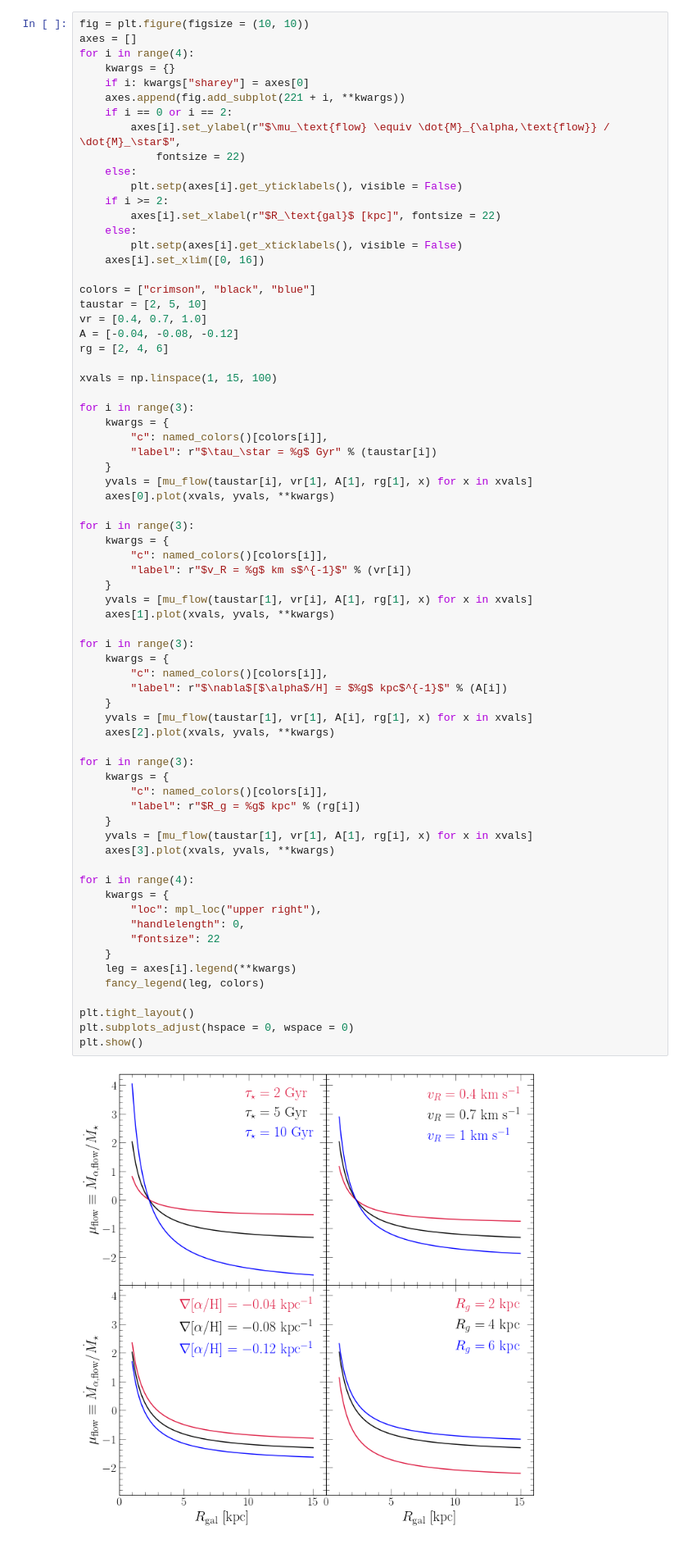
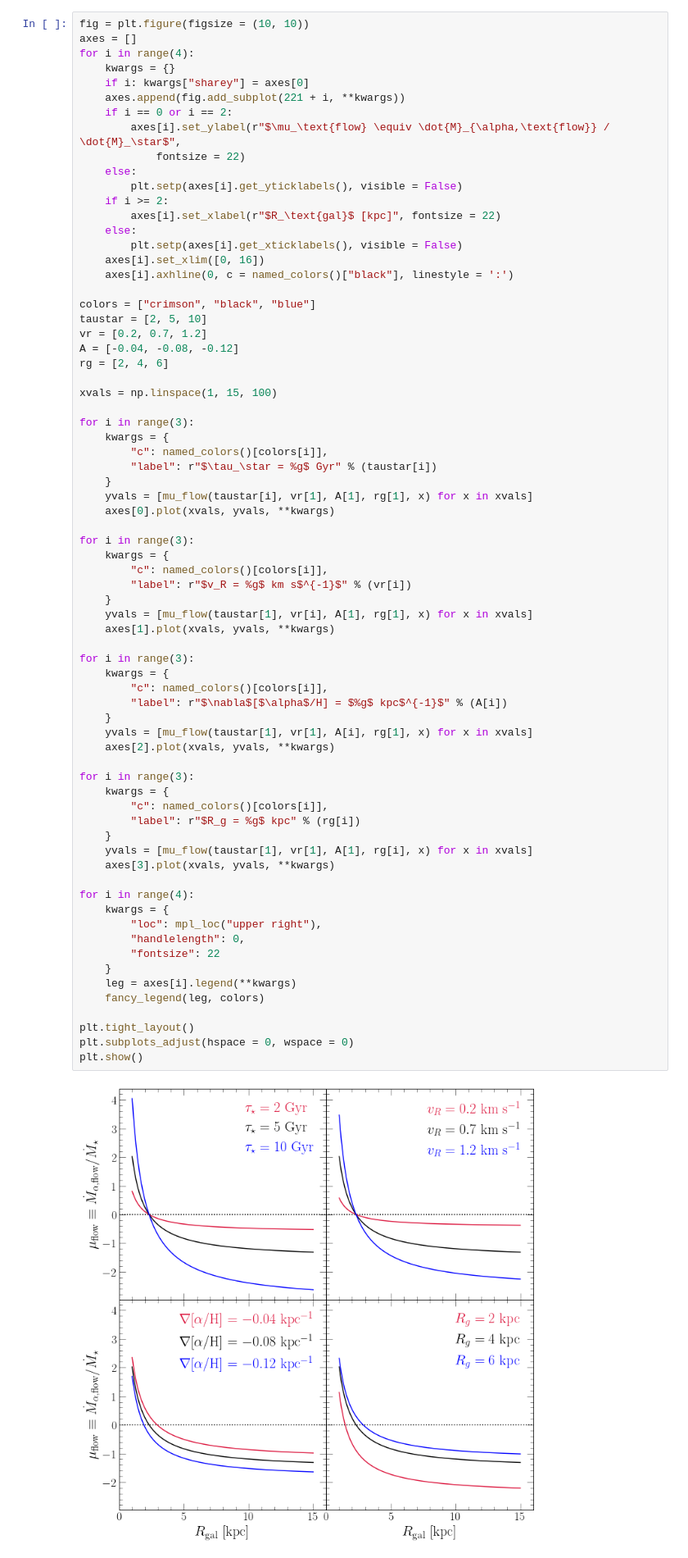
Before and after one commit to giganano/outflows, a Jupyter notebook: notebooks/radialflows.ipynb, the cells around one changed output. Shown: that part at 82% size. Drawn from its saved outputs; the diff is of its cells as text.

```diff
--- a/notebooks/radialflows.ipynb
+++ b/notebooks/radialflows.ipynb
@@ -393,10 +393,11 @@ for i in range(4):
     else:
         plt.setp(axes[i].get_xticklabels(), visible = False)
     axes[i].set_xlim([0, 16])
+    axes[i].axhline(0, c = named_colors()["black"], linestyle = ':')
 
 colors = ["crimson", "black", "blue"]
 taustar = [2, 5, 10]
-vr = [0.4, 0.7, 1.0]
+vr = [0.2, 0.7, 1.2]
 A = [-0.04, -0.08, -0.12]
 rg = [2, 4, 6]
 
@@ -420,34 +421,34 @@ for i in range(3):
 
 for i in range(3):
     kwargs = {
         "c": named_colors()[colors[i]],
         "label": r"$\nabla$[$\alpha$/H] = $%g$ kpc$^{-1}$" % (A[i])
     }
     yvals = [mu_flow(taustar[1], vr[1], A[i], rg[1], x) for x in xvals]
     axes[2].plot(xvals, yvals, **kwargs)
 
 for i in range(3):
     kwargs = {
         "c": named_colors()[colors[i]],
         "label": r"$R_g = %g$ kpc" % (rg[i])
     }
     yvals = [mu_flow(taustar[1], vr[1], A[1], rg[i], x) for x in xvals]
     axes[3].plot(xvals, yvals, **kwargs)
 
 for i in range(4):
     kwargs = {
         "loc": mpl_loc("upper right"),
         "handlelength": 0,
         "fontsize": 22
     }
     leg = axes[i].legend(**kwargs)
     fancy_legend(leg, colors)
 
 plt.tight_layout()
 plt.subplots_adjust(hspace = 0, wspace = 0)
 plt.show()
 # %% [output]
-[figure, old version]
+[figure, new version]
 # %% [markdown]
 The introduction of the terms $\mu_\text{flow}$ and $\gamma_\text{flow}$ complicate the solution to $Z_\alpha(t)$ for an exponential infall history from Weinberg, Andrews & Freudenburg (2017) as the enrichment rate depends on $\mu_\text{flow}$ but the depletion time $\tau_\text{dep}$ depends on $\gamma_\text{flow}$. In particular:
 
```
Also changed, not shown: parts of 9 cells of this notebook, 1 other file.
